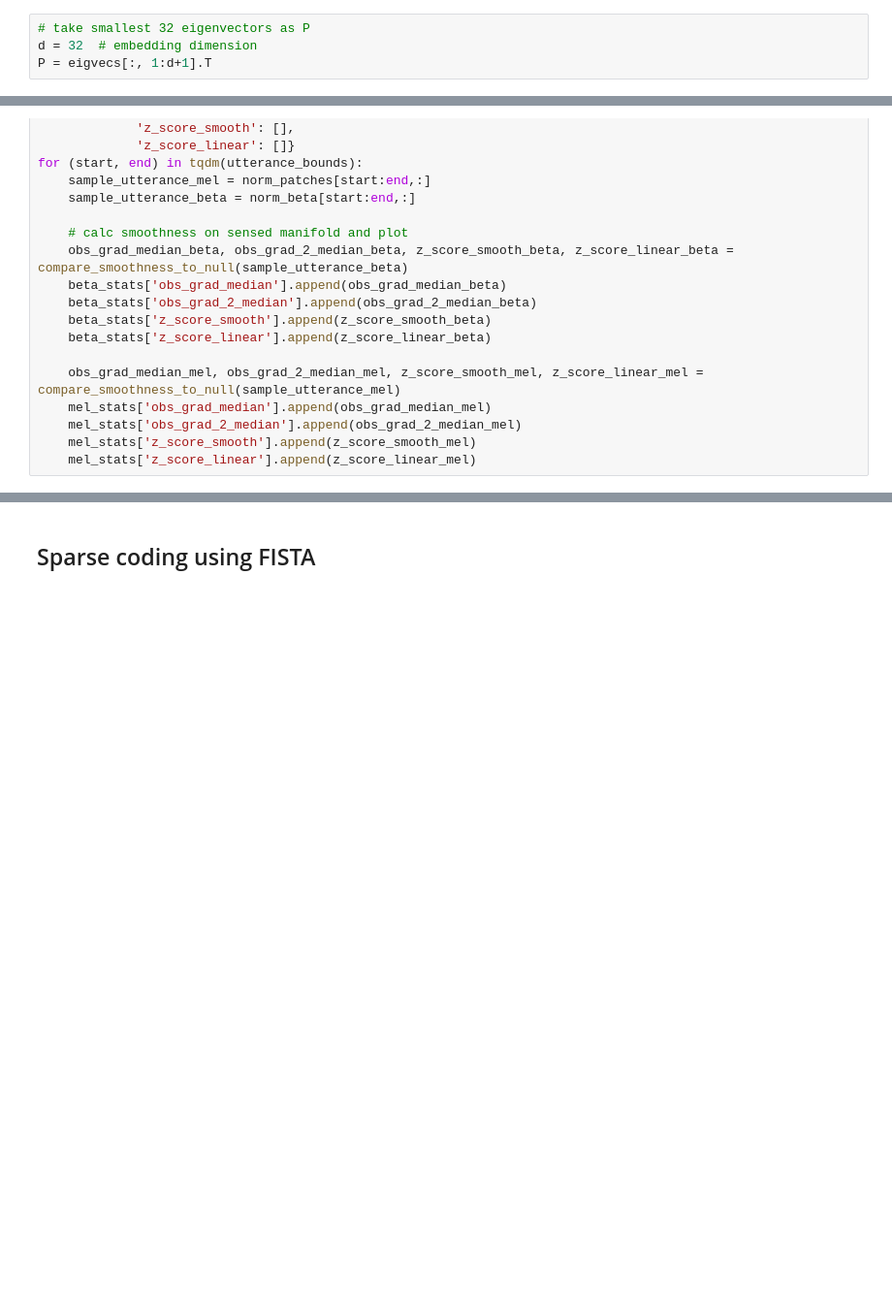
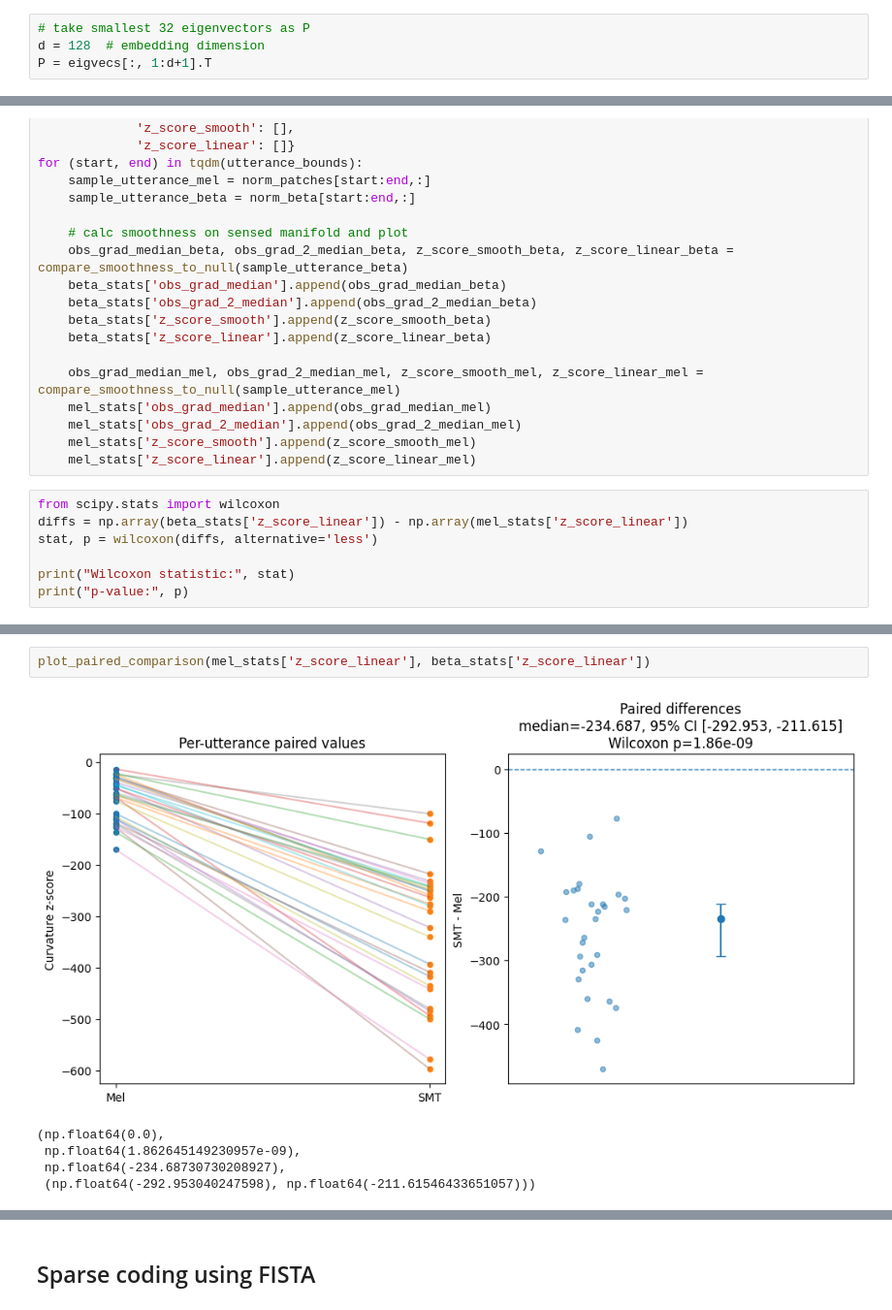
Before and after one commit to zbalkhy/EEC289, a Jupyter notebook: final_project/SMT.ipynb, the cells around one changed output, grey strips where cells are left out. Shown at 97% size. Drawn from its saved outputs; the diff is of its cells as text; blank space fills up the shorter version.

```diff
--- a/final_project/SMT.ipynb
+++ b/final_project/SMT.ipynb
@@ -100,7 +99,7 @@ n_clusters = kmeans.n_clusters
 eigvals, eigvecs = spectral_decomp(labels, utterance_bounds, n_clusters)
 # %%
 # take smallest 32 eigenvectors as P
-d = 32  # embedding dimension
+d = 128  # embedding dimension
 P = eigvecs[:, 1:d+1].T
 # %% [markdown]
 ### check for smooth trajectories in embedding space
@@ -185,3 +222,10 @@ for (start, end) in tqdm(utterance_bounds):
     mel_stats['obs_grad_2_median'].append(obs_grad_2_median_mel)
     mel_stats['z_score_smooth'].append(z_score_smooth_mel)
     mel_stats['z_score_linear'].append(z_score_linear_mel)
+# %%
+from scipy.stats import wilcoxon
+diffs = np.array(beta_stats['z_score_linear']) - np.array(mel_stats['z_score_linear'])
+stat, p = wilcoxon(diffs, alternative='less')
+
+print("Wilcoxon statistic:", stat)
+print("p-value:", p)
@@ -188,3 +293,11 @@ for (start, end) in tqdm(utterance_bounds):
+# %%
+plot_paired_comparison(mel_stats['z_score_linear'], beta_stats['z_score_linear'])
+# %% [output]
+[figure, added]
+(np.float64(0.0),
+ np.float64(1.862645149230957e-09),
+ np.float64(-234.68730730208927),
+ (np.float64(-292.953040247598), np.float64(-211.61546433651057)))
 # %%
 import numpy as np
 import matplotlib.pyplot as plt
```
Also changed, not shown: parts of 12 cells of this notebook, 1 other file.
